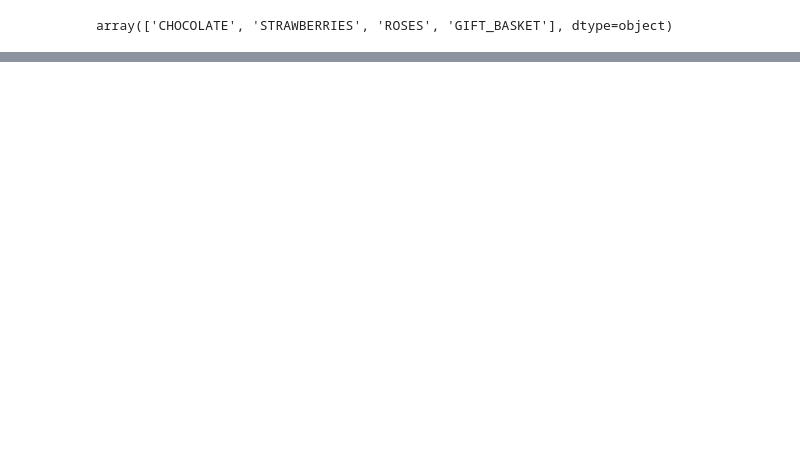
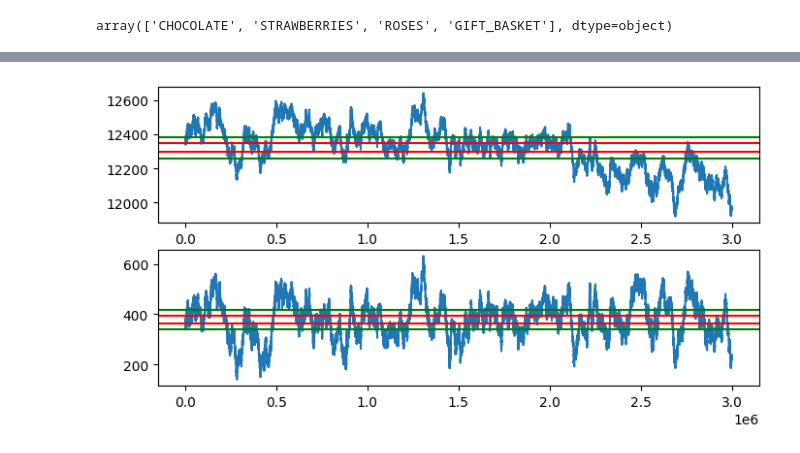
Before and after one commit to aemilani/imc-prosperity-2, a Jupyter notebook: round_3_algo.ipynb, the cells around one changed output, grey strips where cells are left out. Drawn from its saved outputs; the diff is of its cells as text; code cells hidden in the pictures; blank space fills up the shorter version.

```diff
--- a/round_3_algo.ipynb
+++ b/round_3_algo.ipynb
@@ -208,0 +163,15 @@ plt.show()
+# %%
+fig, ax = plt.subplots(2, 1, figsize=(8, 4))
+ax[0].plot(spread)
+ax[0].axhline(spread.mean() + 0.2 * spread.std(), c='r')
+ax[0].axhline(spread.mean() - 0.2 * spread.std(), c='r')
+ax[0].axhline(spread.mean() + 0.5 * spread.std(), c='g')
+ax[0].axhline(spread.mean() - 0.5 * spread.std(), c='g')
+ax[1].plot(spread_base)
+ax[1].axhline(spread_base.mean() + 0.2 * spread_base.std(), c='r')
+ax[1].axhline(spread_base.mean() - 0.2 * spread_base.std(), c='r')
+ax[1].axhline(spread_base.mean() + 0.5 * spread_base.std(), c='g')
+ax[1].axhline(spread_base.mean() - 0.5 * spread_base.std(), c='g')
+plt.show()
+# %% [output]
+[figure, added]
```
Also changed, not shown: parts of 31 cells of this notebook, 2 other files.
